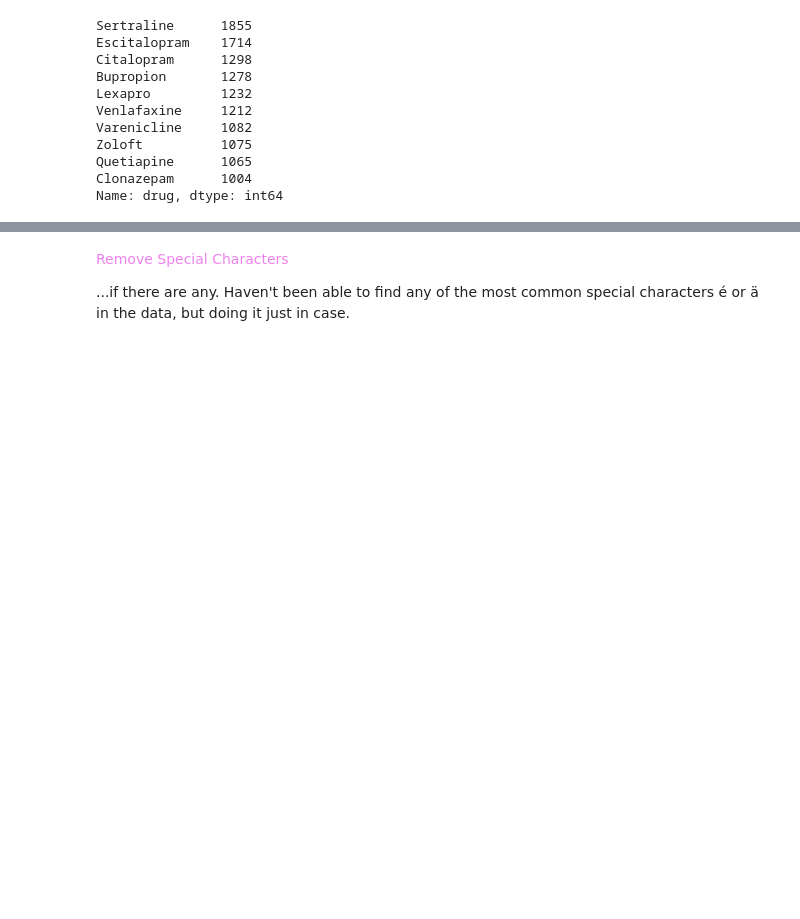
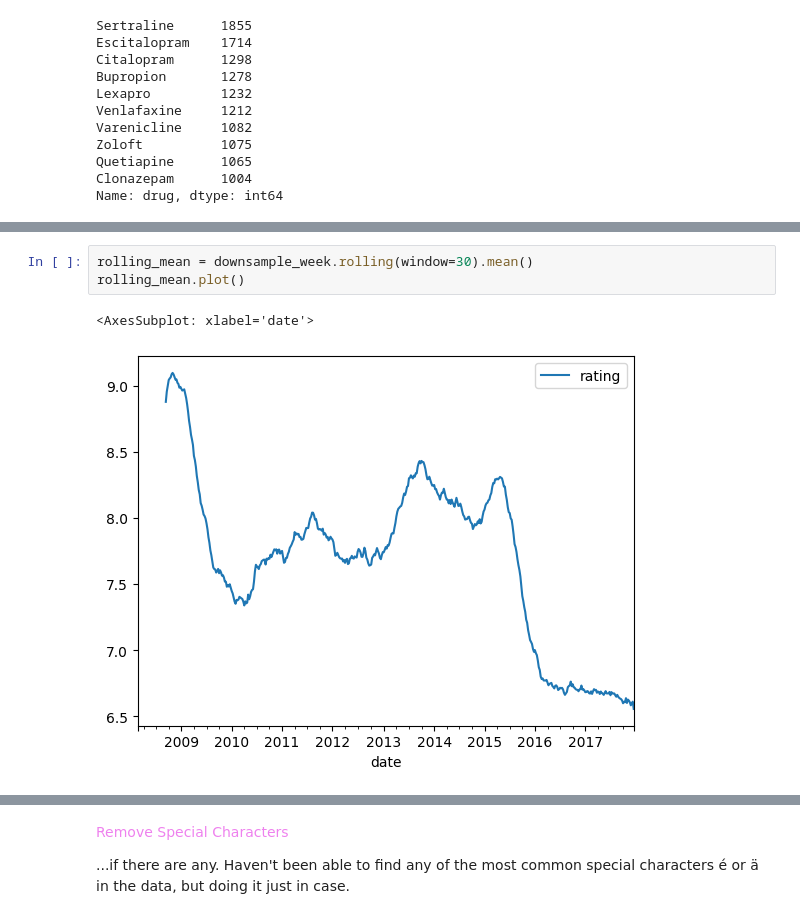
Before and after one commit to fractaldatalearning/psychedelic_efficacy, a Jupyter notebook: notebooks/2-kl-studies-eda.ipynb, the cells around one changed output, grey strips where cells are left out. Saved outputs shown, nothing was run; the diff lists cells and outputs as text; blank space fills up the shorter version.

```diff
--- a/notebooks/2-kl-studies-eda.ipynb
+++ b/notebooks/2-kl-studies-eda.ipynb
@@ -339 +384,7 @@ This looks like something other than total random noise, like maybe there were s
+# %%
+rolling_mean = downsample_week.rolling(window=30).mean()
+rolling_mean.plot()
+# %% [output]
+<AxesSubplot: xlabel='date'>
+[figure, added]
 # %% [markdown]
```
Also changed, not shown: parts of 72 cells of this notebook.
